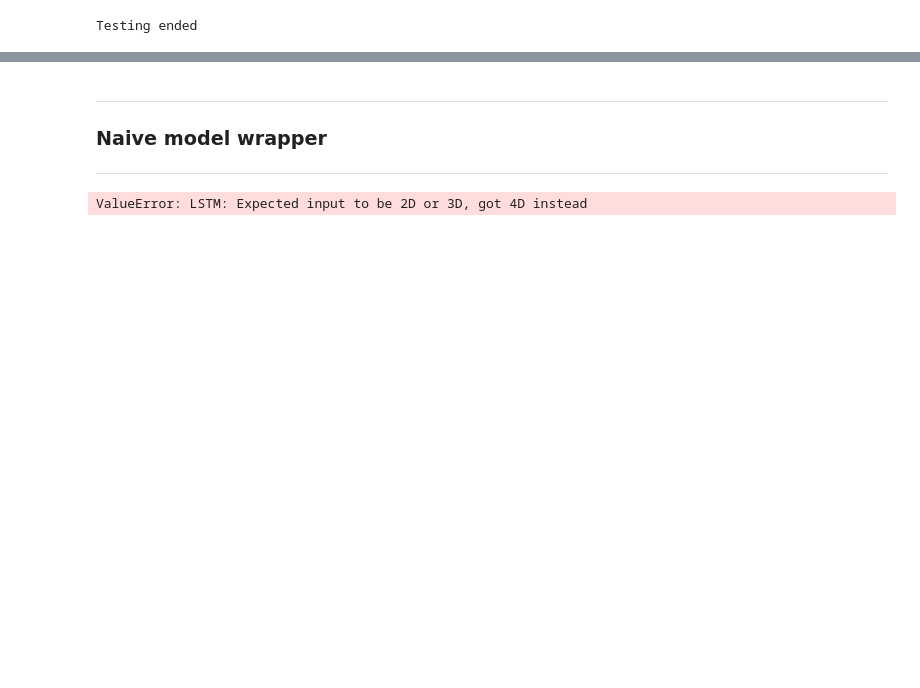
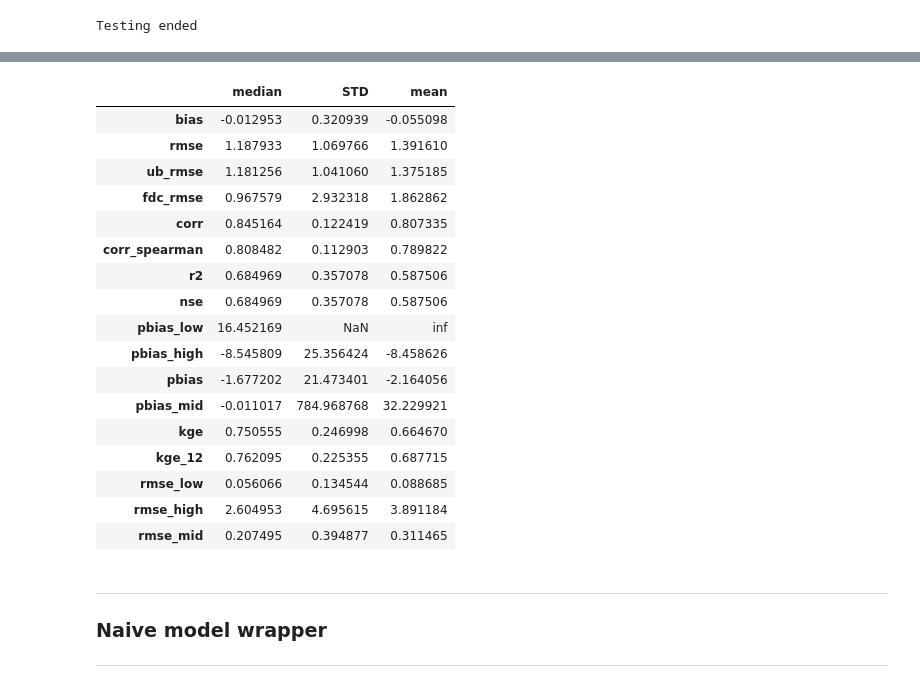
Before and after one commit to leoglonz/hydro_multimodel, a Jupyter notebook: testMulti_v2.ipynb, the cells around one changed output, grey strips where cells are left out. Cells and saved outputs as stored; diff of their text form; code cells hidden in the pictures; blank space fills up the shorter version.

```diff
--- a/testMulti_v2.ipynb
+++ b/testMulti_v2.ipynb
@@ -64,10 +64,10 @@ args_list = {'dPLHBV_dyn': hbvhyArgs_d, 'SACSMA_snow':sacsmaSnowArgs, 'marrmot_P
 ENSEMBLE_TYPE = 'max'  # 'median', 'avg', 'max', 'softmax'
 
 # Load test observations and predictions from a prior run.
-# pred_path = os.path.join(out_dir, 'multimodels', '671_sites_dp', 'output', 'preds_671_dPLHBVd_SACSMASnow_PRMS.npy')
-# obs_path = os.path.join(out_dir, 'multimodels', '671_sites_dp', 'output', 'obs_671_dPLHBVd_SACSMASnow_PRMS.npy')
-# preds = np.load(pred_path, allow_pickle=True).item()
-# obs = np.load(obs_path, allow_pickle=True).item()
+pred_path = os.path.join(out_dir, 'multimodels', '671_sites_dp', 'hydro_preds_obs', 'preds_671_dPLHBVd_SACSMASnow_PRMS.npy')
+obs_path = os.path.join(out_dir, 'multimodels', '671_sites_dp', 'hydro_preds_obs', 'obs_671_dPLHBVd_SACSMASnow_PRMS.npy')
+preds = np.load(pred_path, allow_pickle=True).item()
+obs = np.load(obs_path, allow_pickle=True).item()
 
-# model_output = preds
-# y_obs = obs
+model_output = preds
+y_obs = obs
@@ -443,6 +449,12 @@ else:
 # %%
 # Calculating performance statistics at each basin e.g., NSE, KGE.
 stat = statError(comp_preds, comp_obs)
+
+# Testing Tadd's metrics wrapper against statError.
+from metrics import Metrics
+metrics = Metrics(comp_preds, comp_obs)
+metrics_stats = metrics.model_dump(by_alias=True, exclude=['pred', 'target'])
+
 
 mdstd = np.zeros([len(stat), 3])
 count = 0
@@ -459,9 +471,27 @@ for key in stat.keys():
     count = count + 1
 
 
+mdstd_met = np.zeros([len(metrics_stats), 3])
+count = 0
+
+# Find median statistics across all basins.
+for key in metrics_stats.keys():
+    temp = metrics_stats[key]
+    median = np.nanmedian(temp)
+    std = np.nanstd(temp)
+    mean = np.nanmean(temp)
+
+    k = np.array([[median, std, mean]])
+    mdstd_met[count] = k
+    count = count + 1
+
+
 # mdstd gives the statistics for each error measure in stats_list.
 mdstd = pd.DataFrame(
     mdstd, index=stat.keys(), columns=["median", "STD", "mean"]
+)
+mdstd_met = pd.DataFrame(
+    mdstd_met, index=metrics_stats.keys(), columns=["median", "STD", "mean"]
 )
 
 
@@ -514,3 +526,24 @@ mdstd
+# %%
+mdstd_met
+# %% [output]
+|  | median | STD | mean |
+| bias | -0.012953 | 0.320939 | -0.055098 |
+| rmse | 1.187933 | 1.069766 | 1.391610 |
+| ub_rmse | 1.181256 | 1.041060 | 1.375185 |
+| fdc_rmse | 0.967579 | 2.932318 | 1.862862 |
+| corr | 0.845164 | 0.122419 | 0.807335 |
+| corr_spearman | 0.808482 | 0.112903 | 0.789822 |
+| r2 | 0.684969 | 0.357078 | 0.587506 |
+| nse | 0.684969 | 0.357078 | 0.587506 |
+| pbias_low | 16.452169 | NaN | inf |
+| pbias_high | -8.545809 | 25.356424 | -8.458626 |
+| pbias | -1.677202 | 21.473401 | -2.164056 |
+| pbias_mid | -0.011017 | 784.968768 | 32.229921 |
+| kge | 0.750555 | 0.246998 | 0.664670 |
+| kge_12 | 0.762095 | 0.225355 | 0.687715 |
+| rmse_low | 0.056066 | 0.134544 | 0.088685 |
+| rmse_high | 2.604953 | 4.695615 | 3.891184 |
+| rmse_mid | 0.207495 | 0.394877 | 0.311465 |
 # %% [markdown]
 ---
 ### Naive model wrapper
@@ -566,11 +550,0 @@ args_list = {'dPLHBV_dyn': hbvhyArgs_d}   # 'hbvhy': hbvhyArgs, 'HBV' : hbvArgs,
-# %%
-# # Softmax gets relative contributions of each model.
-# weights = torch.nn.functional.softmax(torch.from_numpy(temp), dim=1)
-# temp = np.sum(temp * weights.numpy(), axis=1)
-
-# Instantiate weighting lstm with softmax.
-lstm = hydroEnsemble(num_models=len(args_list), hidden_size=192, num_layers=3)
-# Forward pass through the model
-lstm(torch.tensor(preds, dtype=torch.float))
-# %% [output]
-ValueError: LSTM: Expected input to be 2D or 3D, got 4D instead
```
Also changed, not shown: parts of 11 cells of this notebook, 15 other files.
